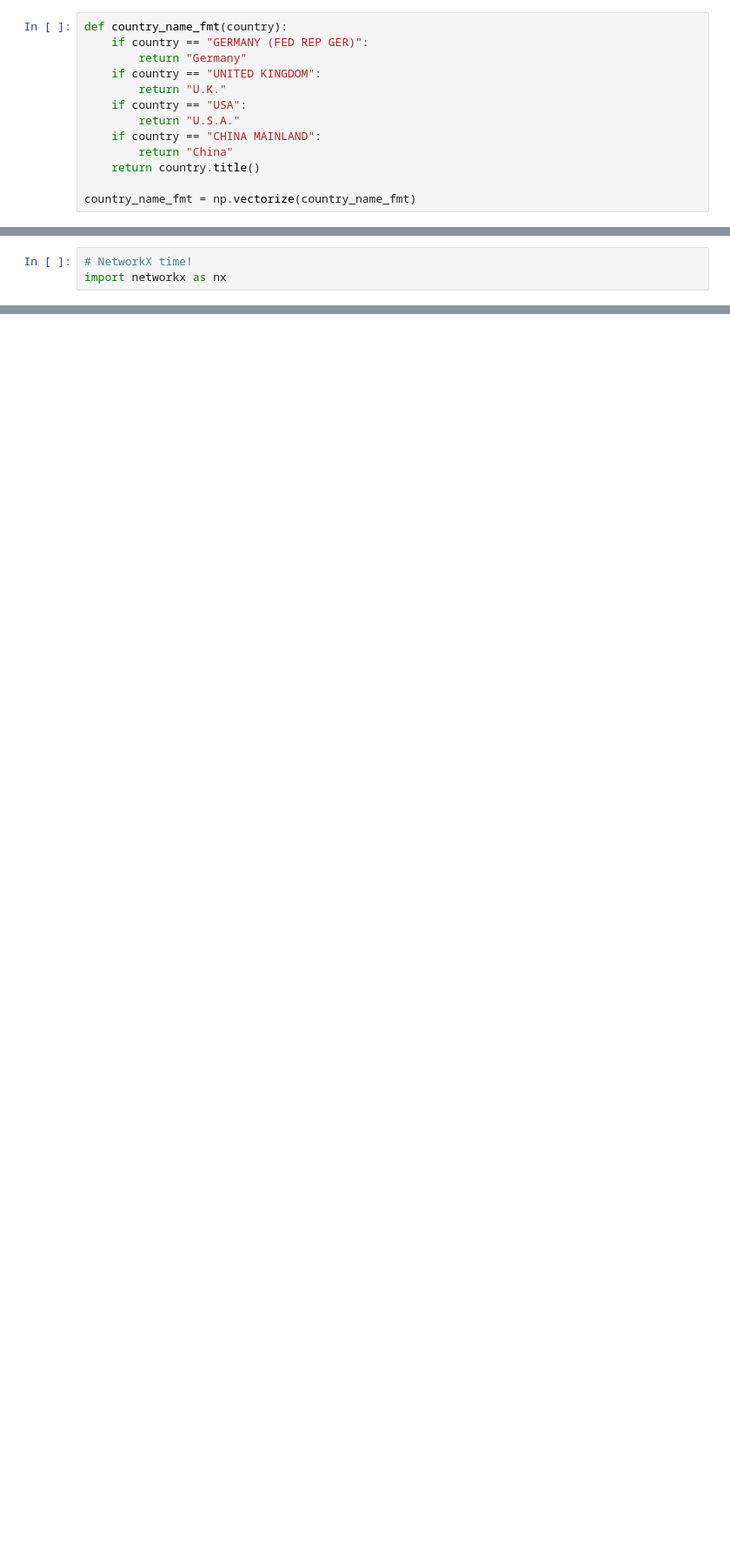
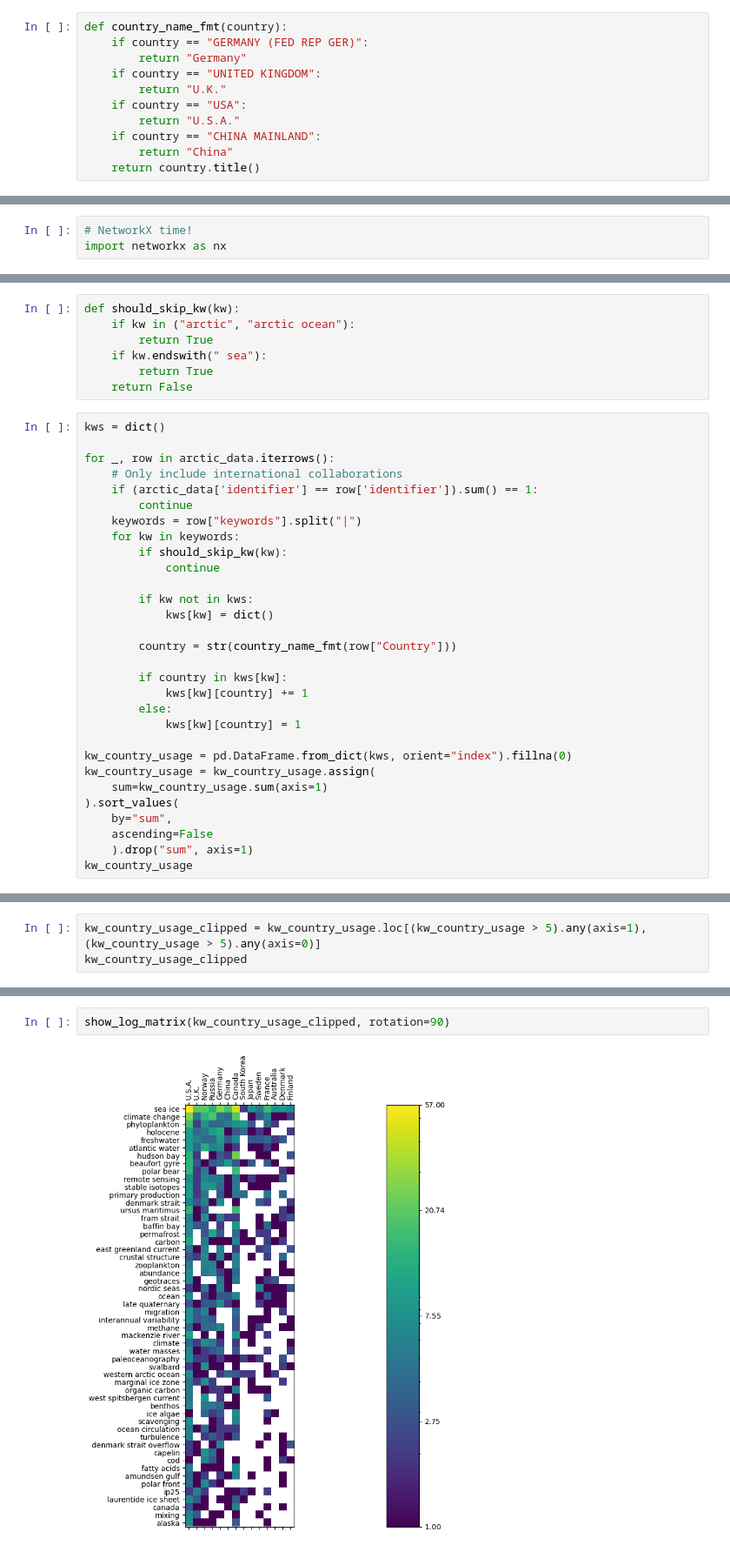
Before and after one commit to wilSecord/studio-projects, a Jupyter notebook: week1_network_analysis/explore.ipynb, the cells around one changed output, grey strips where cells are left out. Shown at 87% size. Saved outputs shown, nothing was run; the diff lists cells and outputs as text; blank space fills up the shorter version.

```diff
--- a/explore.ipynb
+++ b/week1_network_analysis/explore.ipynb
@@ -99,8 +112,6 @@ def country_name_fmt(country):
     if country == "CHINA MAINLAND":
         return "China"
     return country.title()
-
-country_name_fmt = np.vectorize(country_name_fmt)
 # %%
 countries = arctic_data['Country'].unique()
 country_corr_matrix = pd.DataFrame(np.zeros((countries.size, countries.size)), columns=countries, index=countries)
@@ -208,3 +219,40 @@ nx.draw(collab_graph, with_labels=True, font_size=8, pos=nx.spring_layout(collab
 nx.draw(collab_graph, with_labels=True, font_size=8, pos=nx.spring_layout(collab_graph, k=5, iterations=20, weight='citations'), node_color="#c94baf88", edge_color="#0ab3")
 # %% [output]
 [figure]
+# %%
+def should_skip_kw(kw):
+    if kw in ("arctic", "arctic ocean"):
+        return True
+    if kw.endswith(" sea"):
+        return True
+    return False
+# %%
+kws = dict()
+
+for _, row in arctic_data.iterrows():
+    # Only include international collaborations
+    if (arctic_data['identifier'] == row['identifier']).sum() == 1:
+        continue
+    keywords = row["keywords"].split("|")
+    for kw in keywords:
+        if should_skip_kw(kw):
+            continue
+
+        if kw not in kws:
+            kws[kw] = dict()
+
+        country = str(country_name_fmt(row["Country"]))
+
+        if country in kws[kw]:
+            kws[kw][country] += 1
+        else:
+            kws[kw][country] = 1
+
+kw_country_usage = pd.DataFrame.from_dict(kws, orient="index").fillna(0)
+kw_country_usage = kw_country_usage.assign(
+    sum=kw_country_usage.sum(axis=1)
+).sort_values(
+    by="sum",
+    ascending=False
+    ).drop("sum", axis=1)
+kw_country_usage
@@ -210,0 +273,3 @@ nx.draw(collab_graph, with_labels=True, font_size=8, pos=nx.spring_layout(collab
+# %%
+kw_country_usage_clipped = kw_country_usage.loc[(kw_country_usage > 5).any(axis=1), (kw_country_usage > 5).any(axis=0)]
+kw_country_usage_clipped
@@ -210,0 +294,4 @@ nx.draw(collab_graph, with_labels=True, font_size=8, pos=nx.spring_layout(collab
+# %%
+show_log_matrix(kw_country_usage_clipped, rotation=90)
+# %% [output]
+[figure, added]
```
Also changed, not shown: parts of 6 cells of this notebook, 1 other file.
